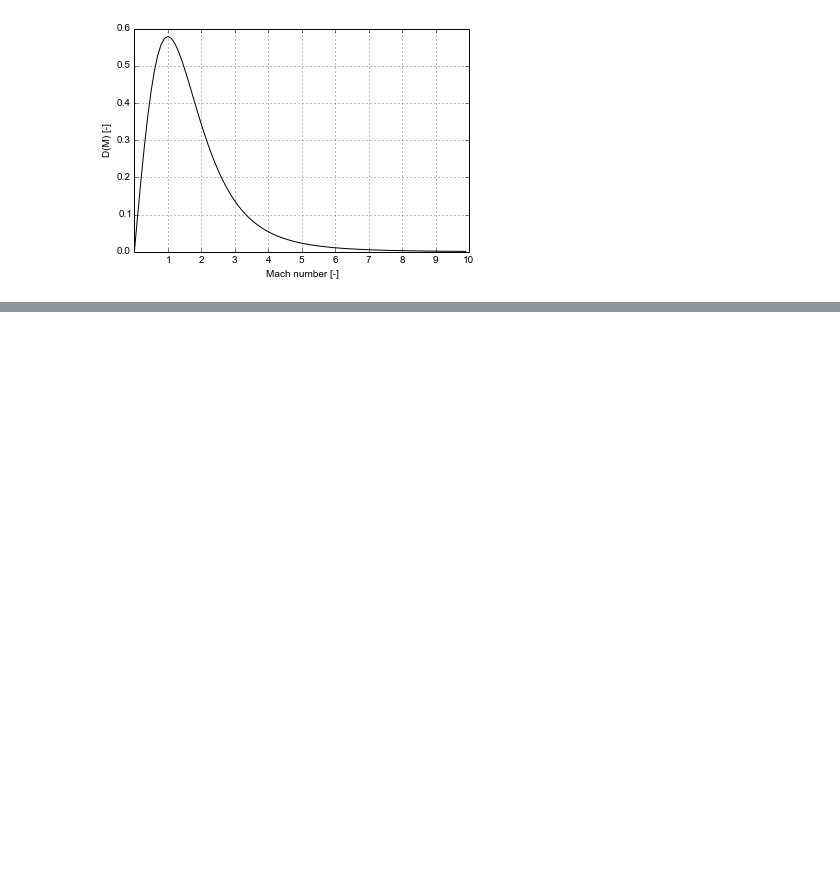
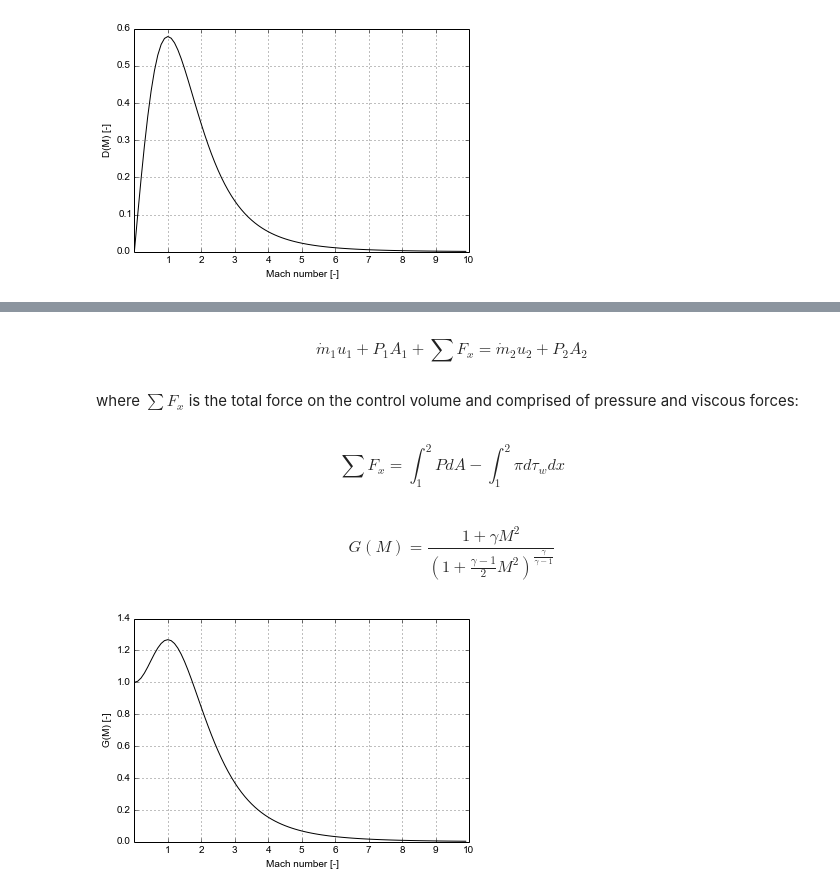
Before and after one commit to wlamont/aerospace_propulsion, a Jupyter notebook: Chapter01_background/Chapter01_background.ipynb, the cells around one changed output, grey strips where cells are left out. Cells and saved outputs as stored; diff of their text form; code cells hidden in the pictures; blank space fills up the shorter version.

```diff
--- a/Chapter01_background/Chapter01_background.ipynb
+++ b/Chapter01_background/Chapter01_background.ipynb
@@ -100,3 +102,43 @@ plt.grid()
+# %% [markdown]
+$$\begin{equation}
+\dot{m}_1 u_1 + P_1 A_1 + \sum F_x = \dot{m}_2 u_2 + P_2 A_2
+\end{equation}$$
+# %% [markdown]
+where $\sum F_x$ is the total force on the control volume and comprised of pressure and viscous forces:
+# %% [markdown]
+$$\begin{equation}
+\sum F_x = \int^2_1 P dA - \int^2_1 \pi d \tau_w dx
+\end{equation}$$
+# %% [markdown]
+$$\begin{equation}
+G(M) =\frac{1+\gamma M^2}{\left(1+\frac{\gamma-1}{2}M^2\right)^{\frac{\gamma}{\gamma-1}}}
+\end{equation}$$
+# %%
+def g_function(gamma, MW, M):
+    '''
+    Calculates G(M)
+    where
+    gamma is the ratio of specific heat
+    MW is the molecular weight
+    M is the Mach Number
+    '''
+    G = (1 + gamma * M **2) / (1 + (gamma - 1) / 2 * M **2) ** (gamma/(gamma-1))
+    return G
+# %%
+M_air       =       []
+G_air       =       []
+for M in np.arange(0, 10, 0.1):
+        g = g_function (gamma_air, MW_air, M)
+        G_air.append(g)
+        M_air.append(M)
+
+plt.plot(M_air, G_air, 'k')
+plt.xlabel('Mach number [-]')
+plt.xticks(range(1, 11, 1))
+plt.ylabel('G(M) [-]')
+plt.grid()
+# %% [output]
+[figure, added]
 # %%
 from IPython.core.display import HTML
 
```
Also changed, not shown: parts of 1 cell of this notebook.
